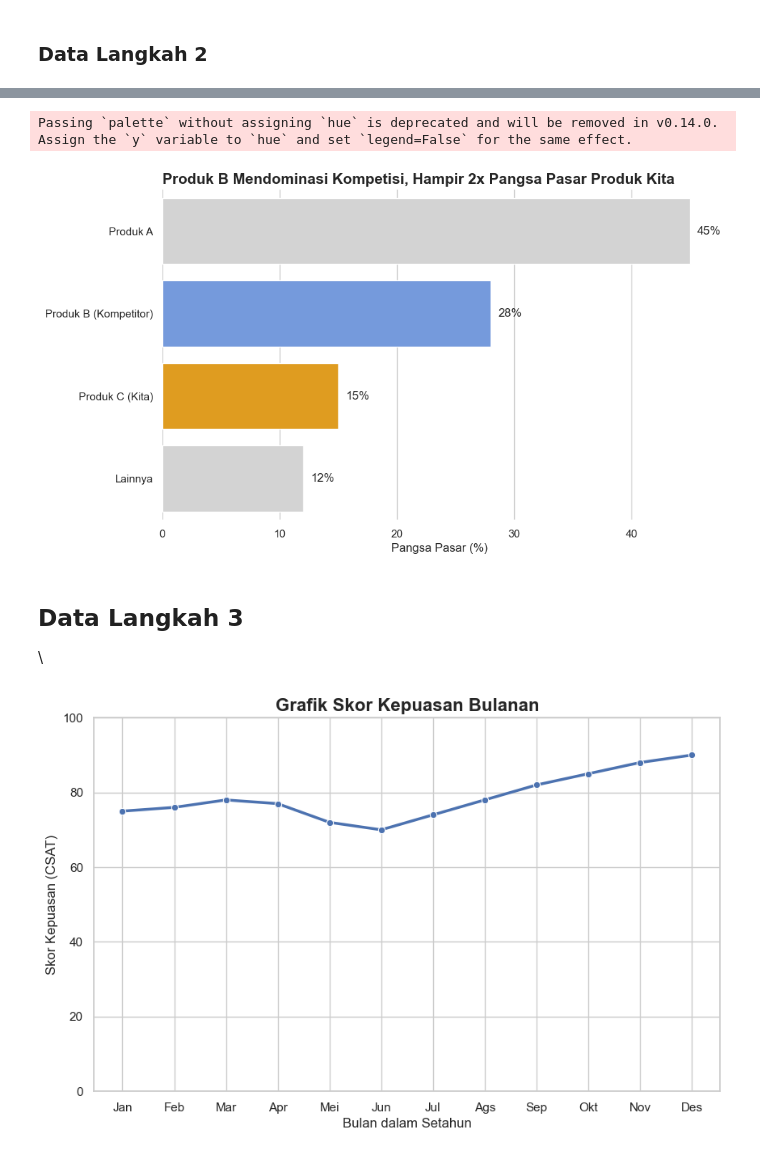
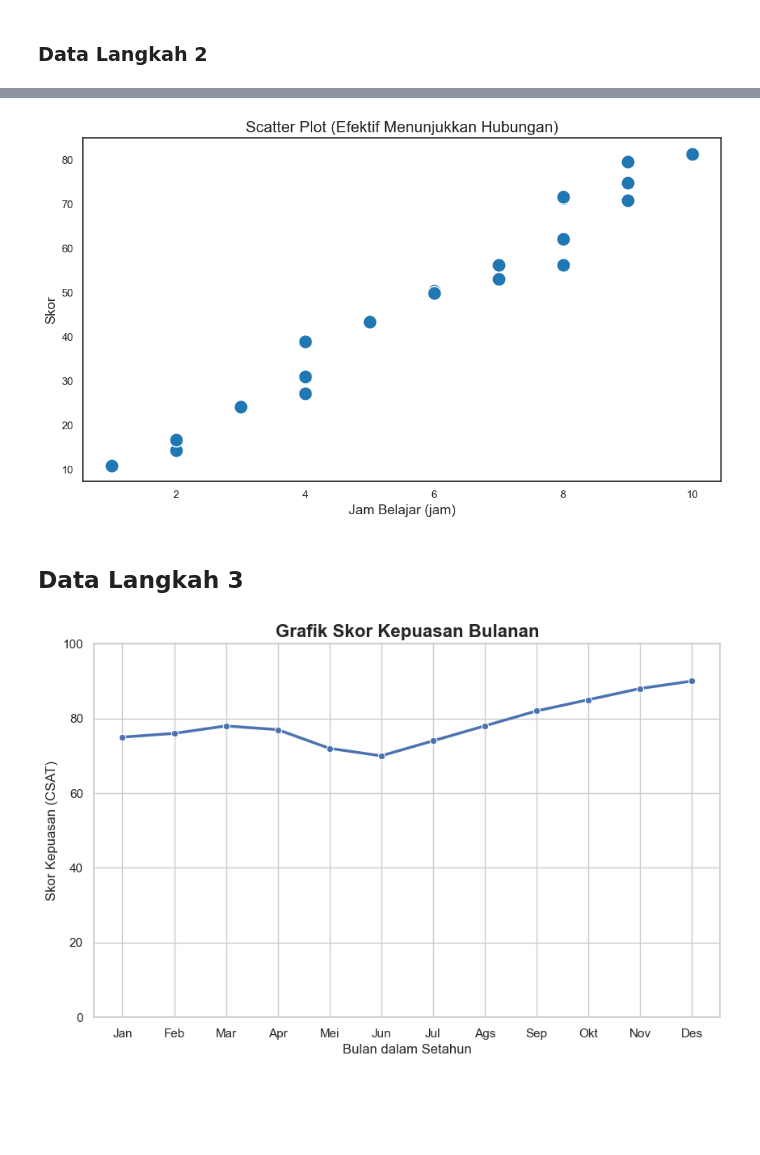
Before and after one commit to gedetanok/kelasbagus3-deep-understanding-of-machine-learning, a Jupyter notebook: Week 2/matplotlib.ipynb, the cells around one changed output, grey strips where cells are left out. Saved outputs shown, nothing was run; the diff lists cells and outputs as text; code cells hidden in the pictures; blank space fills up the shorter version.

```diff
--- a/Week 2/matplotlib.ipynb
+++ b/Week 2/matplotlib.ipynb
@@ -439,52 +442,34 @@ plt.show()
 # %%
+import numpy as np
+import pandas as pd
 import seaborn as sns
 import matplotlib.pyplot as plt
-import pandas as pd
 
-# 1. Data fiktif pangsa pasar yang sama
-data_market_share = {
-    'Produk': ['Produk A', 'Produk B (Kompetitor)', 'Produk C (Kita)', 'Lainnya'],
-    'Pangsa Pasar (%)': [45, 28, 15, 12]
-}
-df_market = pd.DataFrame(data_market_share)
-# Urutkan data agar bar chart lebih rapi
-df_market = df_market.sort_values('Pangsa Pasar (%)', ascending=False)
+# Dummy data: Hours studied vs Test Score (recreate for standalone script)
+np.random.seed(0)
+hours = np.random.randint(1, 11, size=20)
+scores = hours * 8 + np.random.normal(0, 5, size=20)
+df = pd.DataFrame({'Jam Belajar': hours, 'Skor': scores})
 
-
-# 2. Membuat HORIZONTAL BAR CHART (pilihan yang efektif)
+# Improved Scatter Plot
 plt.figure(figsize=(10, 6))
-
-# Tentukan palet warna: sorot produk kita dan kompetitor
-pal = []
-for prod in df_market['Produk']:
-    if prod == 'Produk C (Kita)':
-        pal.append('orange') # Warna untuk produk kita
-    elif prod == 'Produk B (Kompetitor)':
-        pal.append('cornflowerblue') # Warna untuk kompetitor
-    else:
-        pal.append('lightgrey') # Warna untuk konteks
-
-# Buat barplot dengan Seaborn
-ax = sns.barplot(x='Pangsa Pasar (%)', y='Produk', data=df_market, palette=pal)
-
-# Memberi judul yang bercerita & membersihkan visual
-ax.set_title('Produk B Mendominasi Kompetisi, Hampir 2x Pangsa Pasar Produk Kita', fontsize=15, weight='bold', loc='left')
-ax.set_xlabel('Pangsa Pasar (%)', fontsize=12)
-ax.set_ylabel('') # Hapus label sumbu Y karena sudah jelas
-sns.despine(left=True, bottom=True) # Hapus garis-garis sumbu yang tidak perlu
-
-# Opsional: Tambahkan label data di ujung batang untuk presisi
-for p in ax.patches:
-    width = p.get_width()
-    ax.text(width + 0.6, p.get_y() + p.get_height()/2., f'{width:.0f}%', va='center')
-
+sns.scatterplot(
+    data=df,
+    x='Jam Belajar',
+    y='Skor',
+    color='tab:blue',
+    s=200,
+    edgecolor='white'
+)
+plt.title('Scatter Plot (Efektif Menunjukkan Hubungan)', fontsize=16)
+plt.xlabel('Jam Belajar (jam)', fontsize=14)
+plt.ylabel('Skor', fontsize=14)
+plt.tight_layout()
 plt.show()
 # %% [output]
-Passing `palette` without assigning `hue` is deprecated and will be removed in v0.14.0. Assign the `y` variable to `hue` and set `legend=False` for the same effect.
-[figure, old version]
+[figure, new version]
 # %% [markdown]
 ## Data Langkah 3
-\
 # %%
 import seaborn as sns
 import matplotlib.pyplot as plt
```
Also changed, not shown: parts of 5 cells of this notebook, 3 other files.
